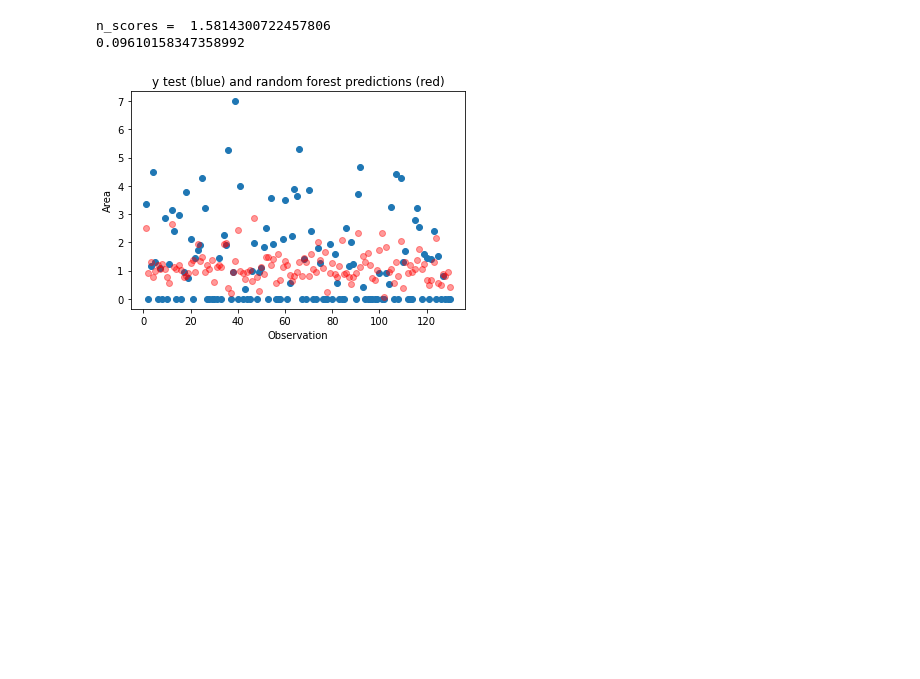
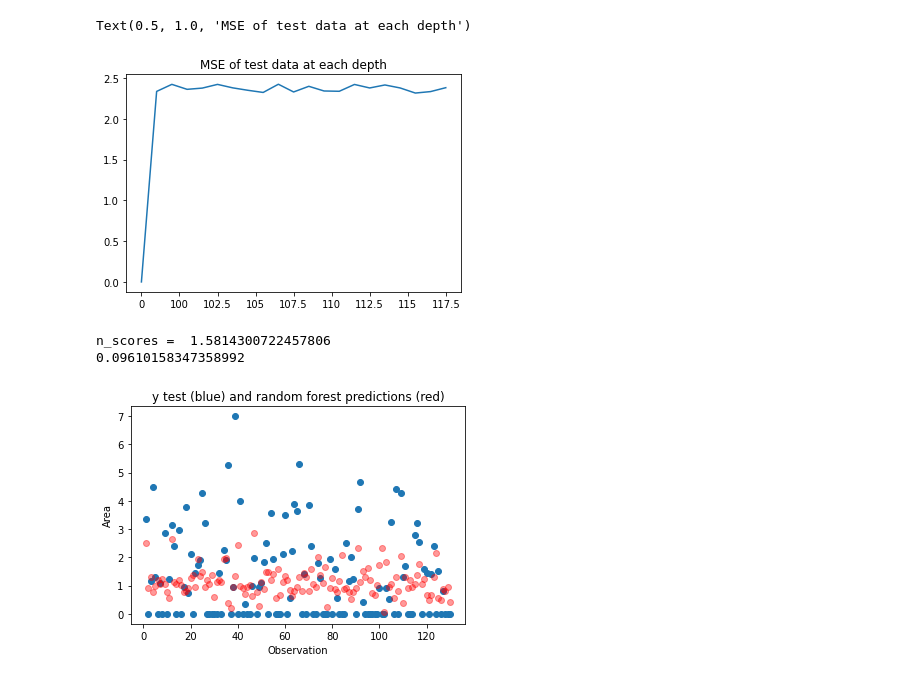
Before and after one commit to matthewbradley22/ForestFires, a Jupyter notebook: code/Forest Fire Analysis.ipynb, the cells around one changed output. Drawn from its saved outputs; the diff is of its cells as text; code cells hidden in the pictures; blank space fills up the shorter version.

```diff
--- a/code/Forest Fire Analysis.ipynb
+++ b/code/Forest Fire Analysis.ipynb
@@ -37,17 +37,21 @@ X_train, X_test, y_train, y_test = train_test_split(X, y, random_state=0)
 # %%
 mseList = [0]
 for i in range (100,120):
-    forestReg = ensemble.RandomForestRegressor(n_estimators = 100)
+    forestReg = ensemble.RandomForestRegressor(n_estimators = i)
 
     forestReg.fit(X_train, y_train.values.ravel())
     y_pred = forestReg.predict(X_test)
 
     mse = metrics.mean_squared_error(y_test, y_pred)
     mseList.append(mse)
 
-plt.plot(mseList[1:])
-
+f, ax = plt.subplots()
+plt.plot(mseList)
+ax.set_xticklabels(["0", "0", "100", "102.5", "105", "107.5", "110", "112.5", "115", "117.5"])
 plt.title("MSE of test data at each depth")
+# %% [output]
+Text(0.5, 1.0, 'MSE of test data at each depth')
+[figure, added]
 # %%
 from sklearn import ensemble
 
```
Also changed, not shown: parts of 1 cell of this notebook.
